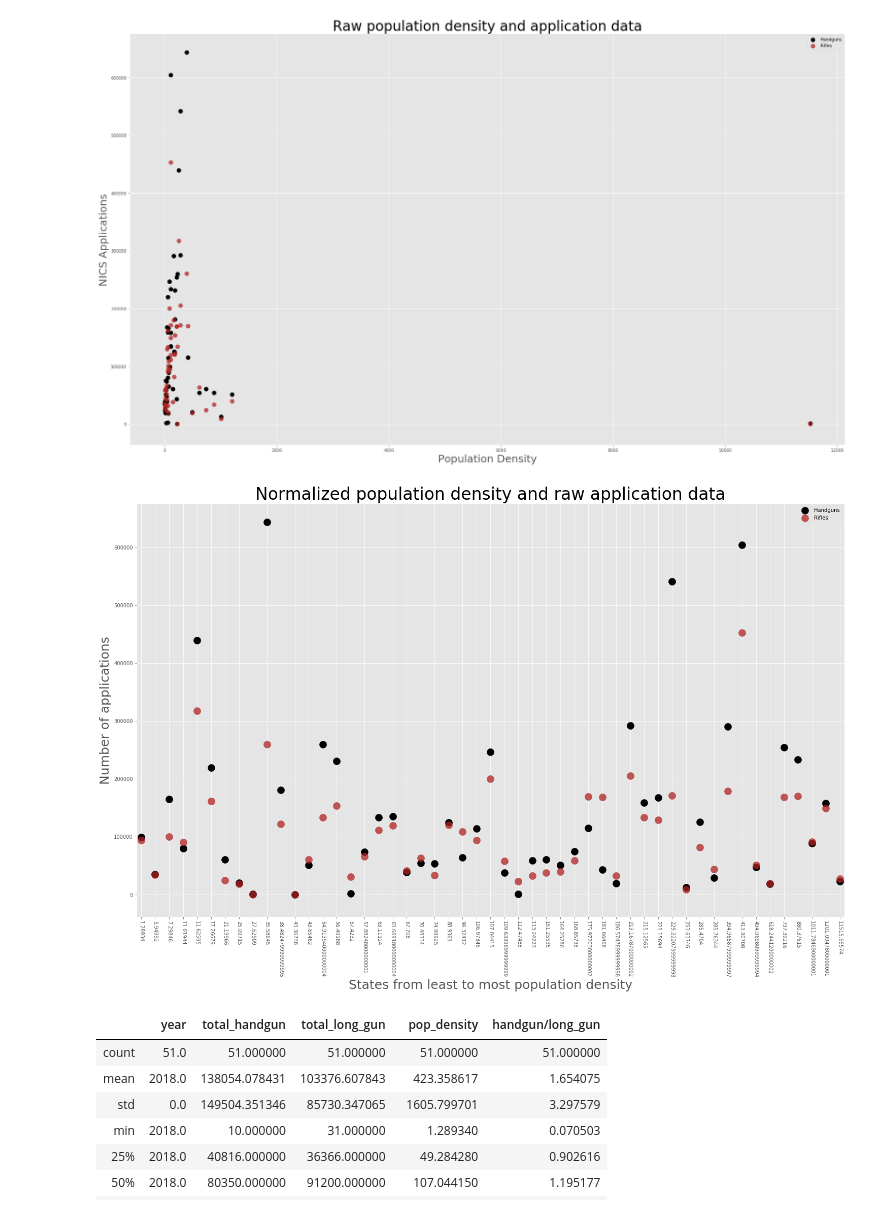
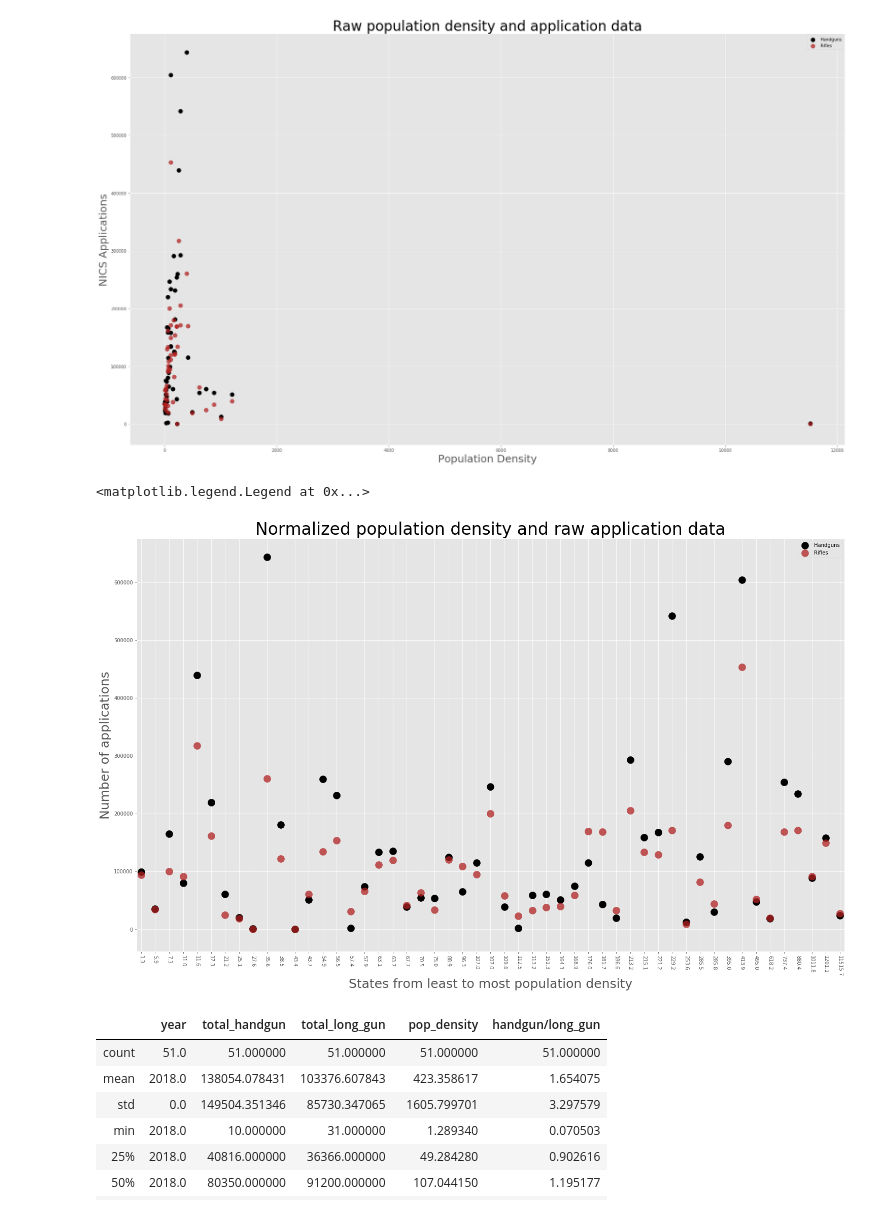
Before and after one commit to RellikDog/Capstone1, a Jupyter notebook: Capstone.ipynb, the cells around one changed output. Cells and saved outputs as stored; diff of their text form; code cells hidden in the pictures.

Commit message:
last graph rounding

```diff
--- a/Capstone.ipynb
+++ b/Capstone.ipynb
@@ -183,22 +183,23 @@ fig.tight_layout()
 # %%
 #Setup
 fig, ax = plt.subplots(figsize=(25, 15))
 xlabels = pop_sorted_nics_2018_df['pop_density']
 x = np.arange(len(xlabels))
 #Plot
 ax.scatter(x, handgun_y, c='black', label='Handguns', alpha=1, s=200)
 ax.scatter(x, long_gun_y, c='firebrick', label='Rifles', alpha=.75, s=200)
 ax.set_xticks(x)
 #Label
 ax.margins(x=.001)
-ax.set_xticklabels(xlabels, rotation=270)
+ax.set_xticklabels([round(num, 1) for num in xlabels], rotation=270)
 ax.set_xlabel('States from least to most population density', fontdict={'fontsize': 25, 'fontweight': 5})
 ax.set_ylabel('Number of applications', fontdict={'fontsize': 25, 'fontweight': 5})
 ax.set_title('Normalized population density and raw application data', fontdict={'fontsize': 33, 'fontweight': 7})
 ax.legend()
 #fig.savefig('graphs/norm-scatter-withDC.png')
 # %% [output]
+<matplotlib.legend.Legend at 0x...>
-[figure, old version]
+[figure, new version]
 # %%
 nics_2018_df.describe()
 # %% [output]
```
